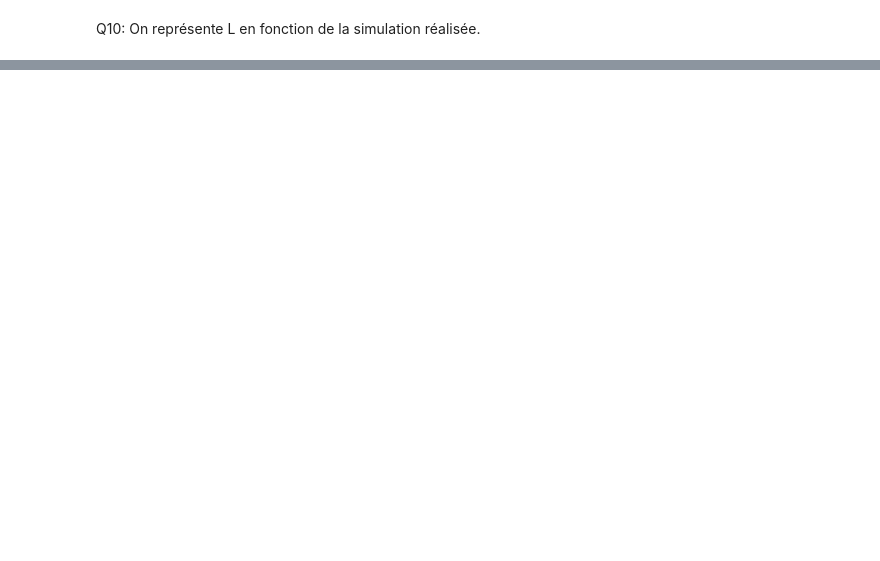
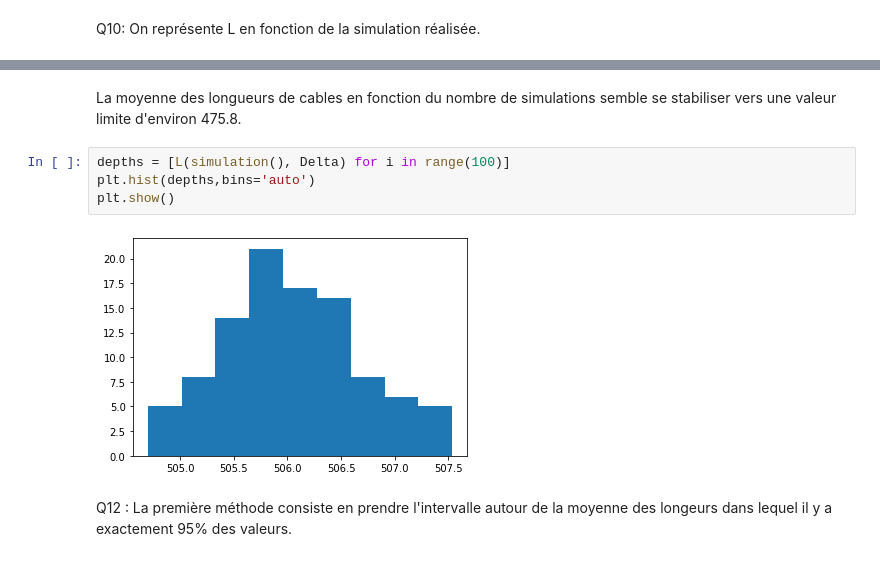
Before and after one commit to florentdup/Projet-maths-info, a Jupyter notebook: projet_cable_sous_marin.ipynb, the cells around one changed output, grey strips where cells are left out. Saved outputs shown, nothing was run; the diff lists cells and outputs as text; blank space fills up the shorter version.

```diff
--- a/projet_cable_sous_marin.ipynb
+++ b/projet_cable_sous_marin.ipynb
@@ -159,0 +186,10 @@ plt.show()
+# %% [markdown]
+La moyenne des longueurs de cables en fonction du nombre de simulations semble se stabiliser vers une valeur limite d'environ 475.8.
+# %%
+depths = [L(simulation(), Delta) for i in range(100)]
+plt.hist(depths,bins='auto')
+plt.show()
+# %% [output]
+[figure, added]
+# %% [markdown]
+Q12 : La première méthode consiste en prendre l'intervalle autour de la moyenne des longeurs dans lequel il y a exactement 95% des valeurs.
```
Also changed, not shown: parts of 17 cells of this notebook.
